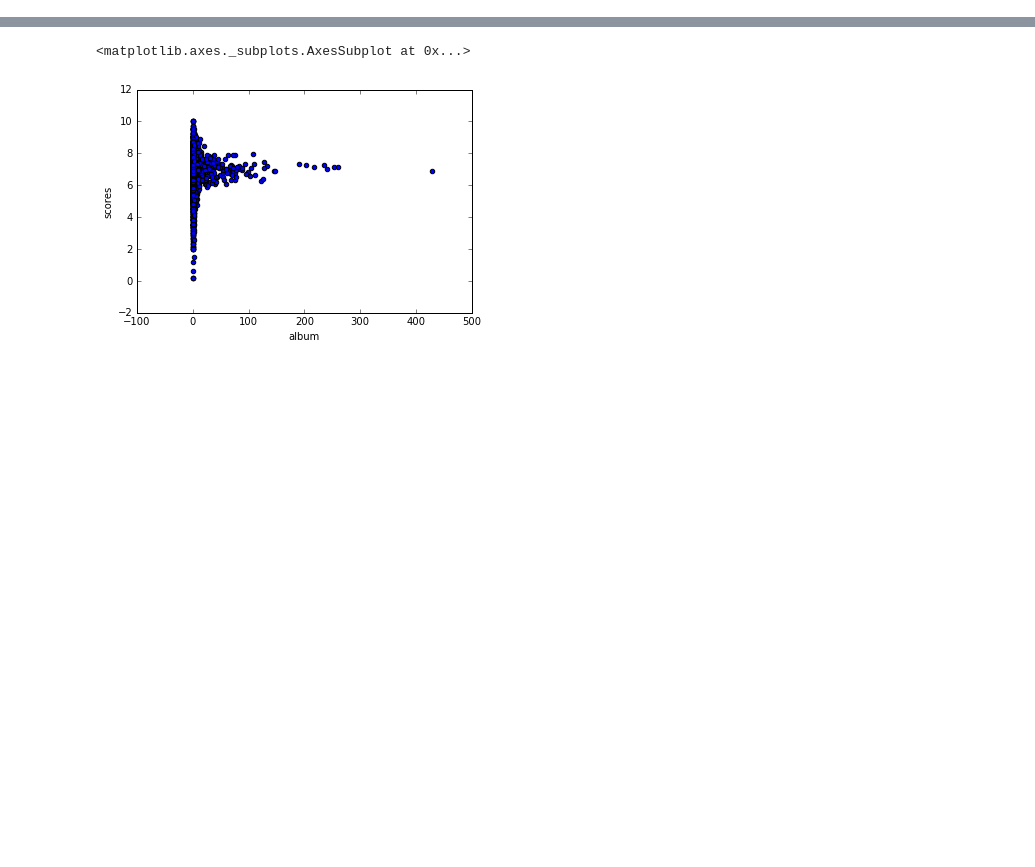
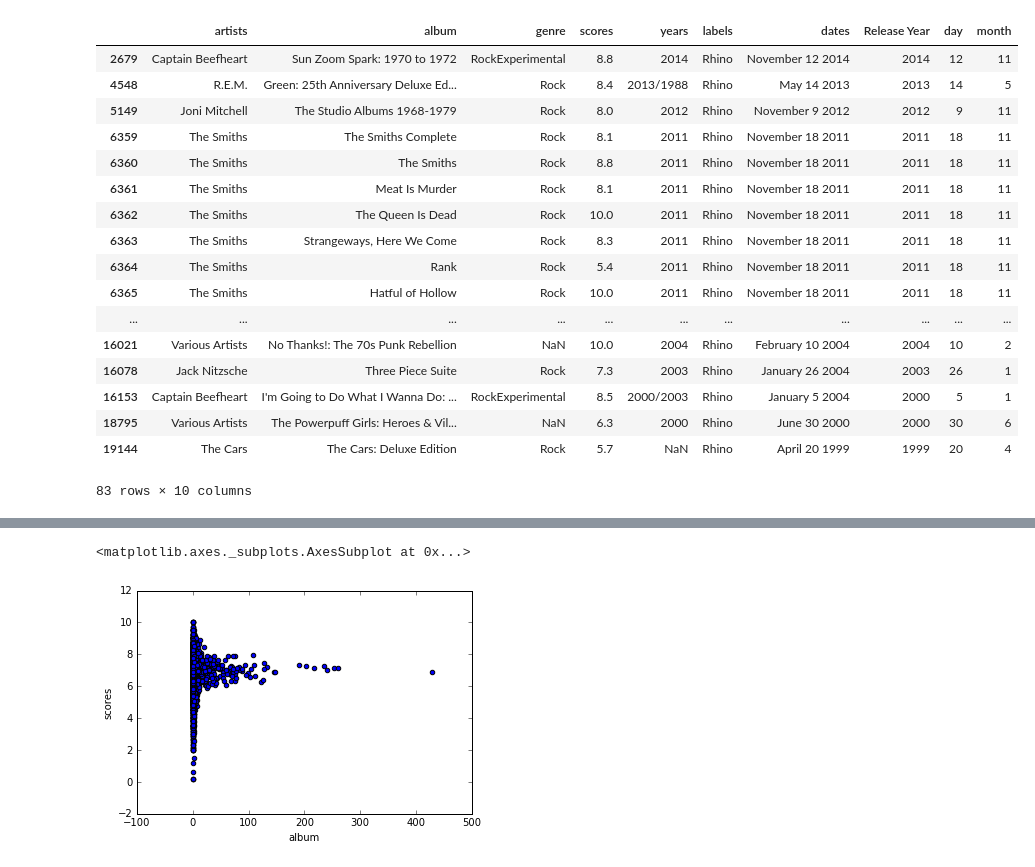
Before and after one commit to mikehalverson11/Pitchfork, a Jupyter notebook: Dataslicing.ipynb, the cells around one changed output, grey strips where cells are left out. Saved outputs shown, nothing was run; the diff lists cells and outputs as text; code cells hidden in the pictures; blank space fills up the shorter version.

```diff
--- a/Dataslicing.ipynb
+++ b/Dataslicing.ipynb
@@ -89,6 +124,26 @@ plt.bar(test.ix[test['Release Year'].astype(float)>1998]['Release Year'],test.ix
 # %%
 # run to get # of album reviews per year
 #df.groupby("Release Year").count().reset_index()
+df[(df['labels']=="Rhino") & (df['Release Year'].astype("int")>1996)]
+# %% [output]
+|  | artists | album | genre | scores | years | labels | dates | Release Year | day | month |
+| 2679 | Captain Beefheart | Sun Zoom Spark: 1970 to 1972 | RockExperimental | 8.8 | 2014 | Rhino | November 12 2014 | 2014 | 12 | 11 |
+| 4548 | R.E.M. | Green: 25th Anniversary Deluxe Ed... | Rock | 8.4 | 2013/1988 | Rhino | May 14 2013 | 2013 | 14 | 5 |
+| 5149 | Joni Mitchell | The Studio Albums 1968-1979 | Rock | 8.0 | 2012 | Rhino | November 9 2012 | 2012 | 9 | 11 |
+| 6359 | The Smiths | The Smiths Complete | Rock | 8.1 | 2011 | Rhino | November 18 2011 | 2011 | 18 | 11 |
+| 6360 | The Smiths | The Smiths | Rock | 8.8 | 2011 | Rhino | November 18 2011 | 2011 | 18 | 11 |
+| 6361 | The Smiths | Meat Is Murder | Rock | 8.1 | 2011 | Rhino | November 18 2011 | 2011 | 18 | 11 |
+| 6362 | The Smiths | The Queen Is Dead | Rock | 10.0 | 2011 | Rhino | November 18 2011 | 2011 | 18 | 11 |
+| 6363 | The Smiths | Strangeways, Here We Come | Rock | 8.3 | 2011 | Rhino | November 18 2011 | 2011 | 18 | 11 |
+| 6364 | The Smiths | Rank | Rock | 5.4 | 2011 | Rhino | November 18 2011 | 2011 | 18 | 11 |
+| 6365 | The Smiths | Hatful of Hollow | Rock | 10.0 | 2011 | Rhino | November 18 2011 | 2011 | 18 | 11 |
+| ... | ... | ... | ... | ... | ... | ... | ... | ... | ... | ... |
+| 16021 | Various Artists | No Thanks!: The 70s Punk Rebellion | NaN | 10.0 | 2004 | Rhino | February 10 2004 | 2004 | 10 | 2 |
+| 16078 | Jack Nitzsche | Three Piece Suite | Rock | 7.3 | 2003 | Rhino | January 26 2004 | 2003 | 26 | 1 |
+| 16153 | Captain Beefheart | I'm Going to Do What I Wanna Do: ... | RockExperimental | 8.5 | 2000/2003 | Rhino | January 5 2004 | 2000 | 5 | 1 |
+| 18795 | Various Artists | The Powerpuff Girls: Heroes & Vil... | NaN | 6.3 | 2000 | Rhino | June 30 2000 | 2000 | 30 | 6 |
+| 19144 | The Cars | The Cars: Deluxe Edition | Rock | 5.7 | NaN | Rhino | April 20 1999 | 1999 | 20 | 4 |
+83 rows × 10 columns
 # %%
 labels75=df.groupby('labels').count()[df.groupby("labels").count()['artists']>75].reset_index()['labels'].tolist()
 labels=df.groupby("labels").mean()
```
Also changed, not shown: parts of 9 cells of this notebook, 1 other file.
